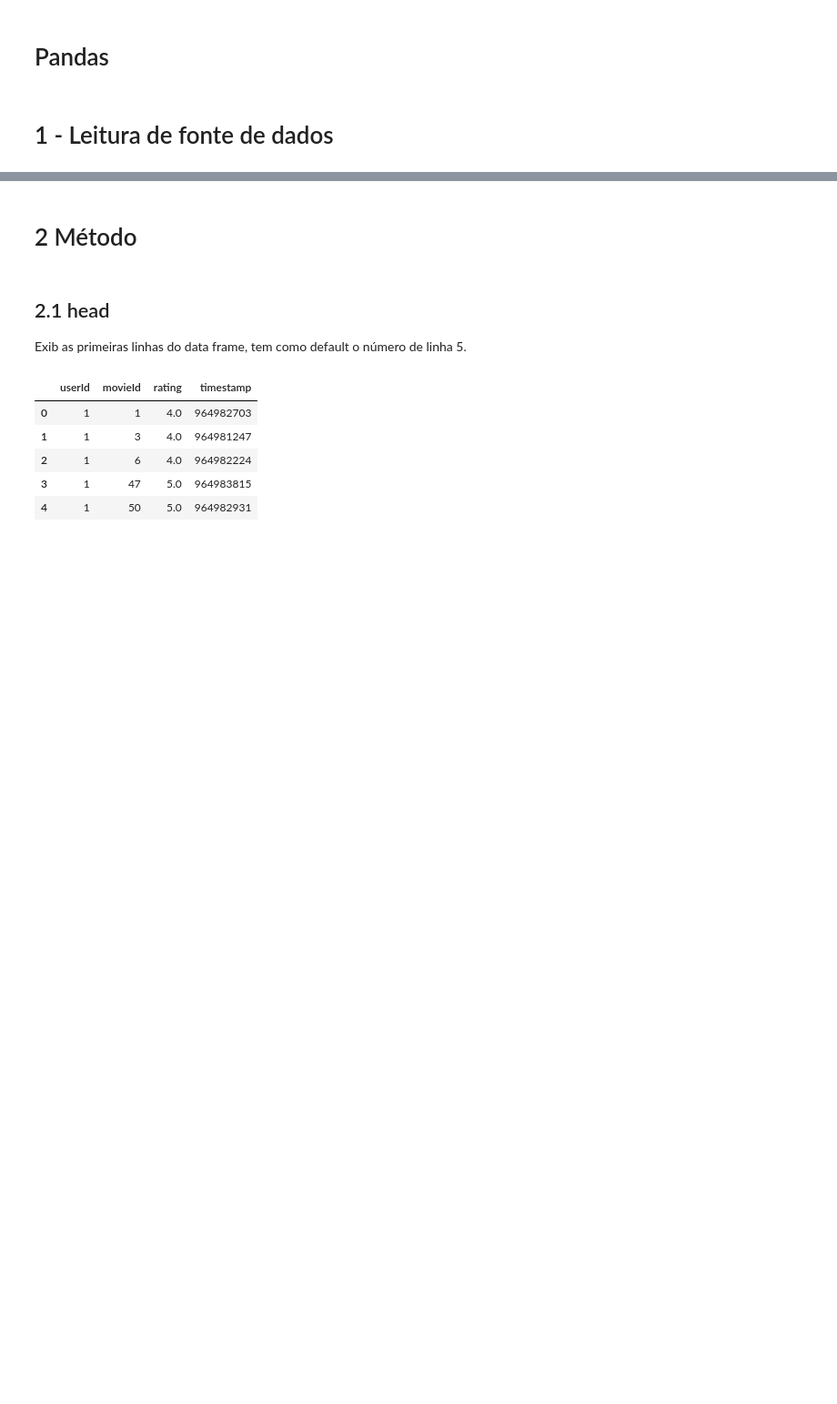
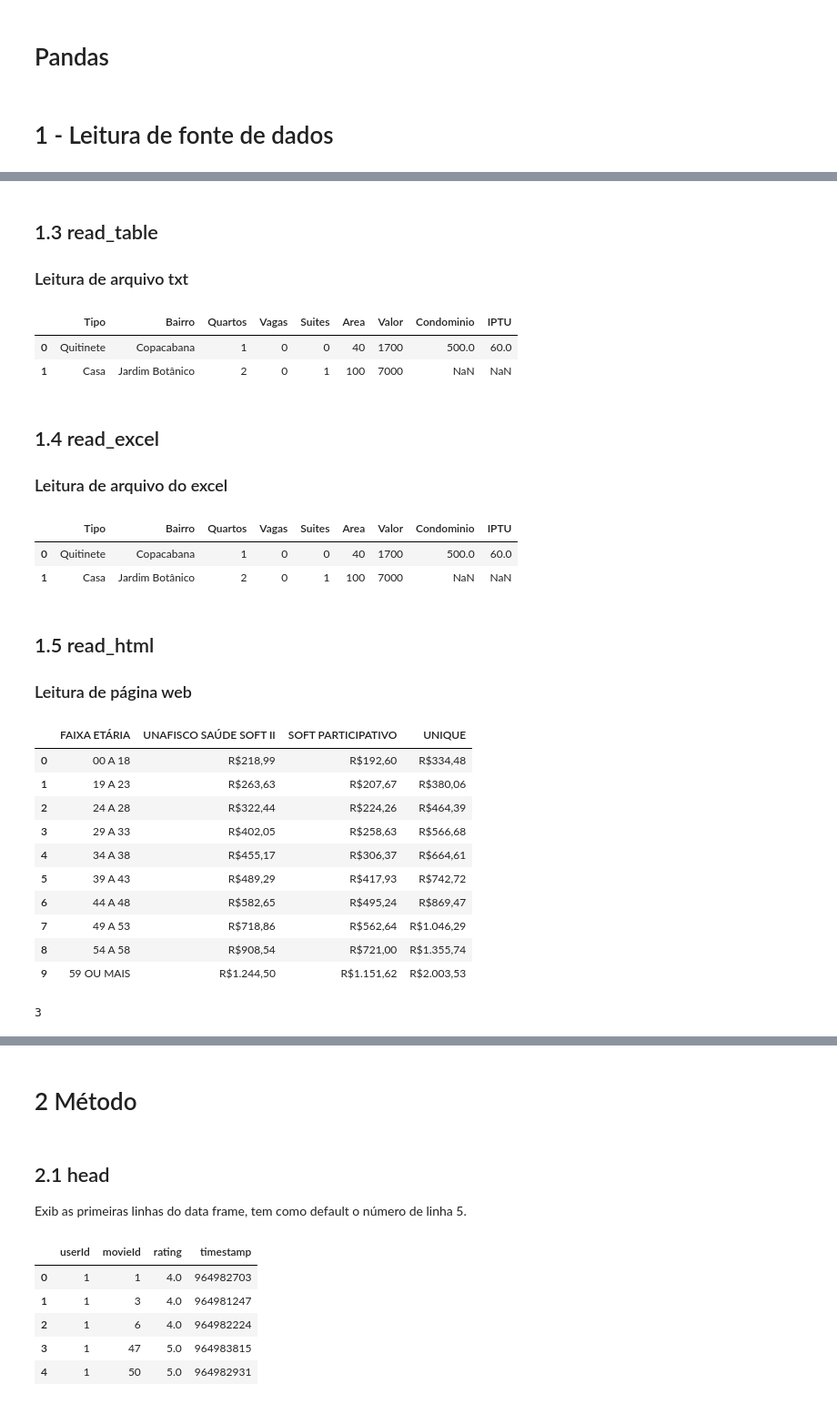
Before and after one commit to 1-aquila-1/data-science, a Jupyter notebook: 01-pandas.ipynb, the cells around one changed output, grey strips where cells are left out. Shown at 91% size. Drawn from its saved outputs; the diff is of its cells as text; code cells hidden in the pictures; blank space fills up the shorter version.

```diff
--- a/01-pandas.ipynb
+++ b/01-pandas.ipynb
@@ -16,0 +54,44 @@ notas.head()
+# %% [markdown]
+## 1.3 read_table
+### Leitura de arquivo txt
+# %%
+df_txt = pd.read_table('dados/aluguel.txt')
+df_txt.head(2)
+# %% [output]
+|  | Tipo | Bairro | Quartos | Vagas | Suites | Area | Valor | Condominio | IPTU |
+| 0 | Quitinete | Copacabana | 1 | 0 | 0 | 40 | 1700 | 500.0 | 60.0 |
+| 1 | Casa | Jardim Botânico | 2 | 0 | 1 | 100 | 7000 | NaN | NaN |
+# %% [markdown]
+## 1.4 read_excel
+### Leitura de arquivo do excel
+# %%
+df_xlsx = pd.read_excel('dados/aluguel.xlsx')
+df_xlsx.head(2)
+# %% [output]
+|  | Tipo | Bairro | Quartos | Vagas | Suites | Area | Valor | Condominio | IPTU |
+| 0 | Quitinete | Copacabana | 1 | 0 | 0 | 40 | 1700 | 500.0 | 60.0 |
+| 1 | Casa | Jardim Botânico | 2 | 0 | 1 | 100 | 7000 | NaN | NaN |
+# %% [markdown]
+## 1.5 read_html
+### Leitura de página web
+# %%
+df_html = pd.read_html('dados/dados_html_1.html')
+df_html[0]
+# %% [output]
+|  | FAIXA ETÁRIA | UNAFISCO SAÚDE SOFT II | SOFT PARTICIPATIVO | UNIQUE |
+| 0 | 00 A 18 | R$218,99 | R$192,60 | R$334,48 |
+| 1 | 19 A 23 | R$263,63 | R$207,67 | R$380,06 |
+| 2 | 24 A 28 | R$322,44 | R$224,26 | R$464,39 |
+| 3 | 29 A 33 | R$402,05 | R$258,63 | R$566,68 |
+| 4 | 34 A 38 | R$455,17 | R$306,37 | R$664,61 |
+| 5 | 39 A 43 | R$489,29 | R$417,93 | R$742,72 |
+| 6 | 44 A 48 | R$582,65 | R$495,24 | R$869,47 |
+| 7 | 49 A 53 | R$718,86 | R$562,64 | R$1.046,29 |
+| 8 | 54 A 58 | R$908,54 | R$721,00 | R$1.355,74 |
+| 9 | 59 OU MAIS | R$1.244,50 | R$1.151,62 | R$2.003,53 |
+# %%
+df_html = pd.read_html('https://www.federalreserve.gov/releases/h3/current/default.htm')
+
+len(df_html)
+# %% [output]
+3
```
Also changed, not shown: parts of 25 cells of this notebook.
